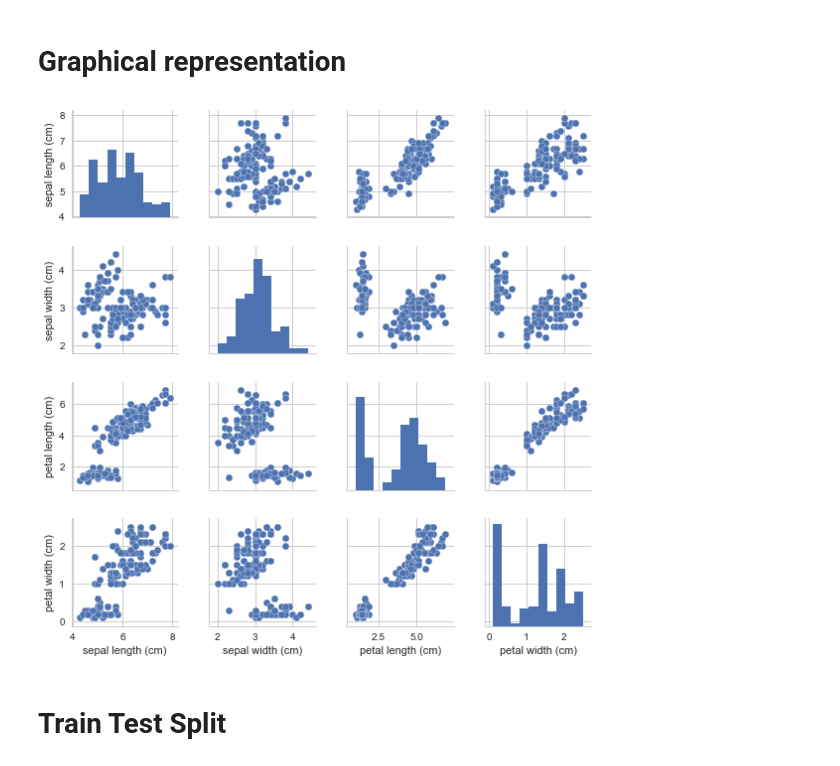
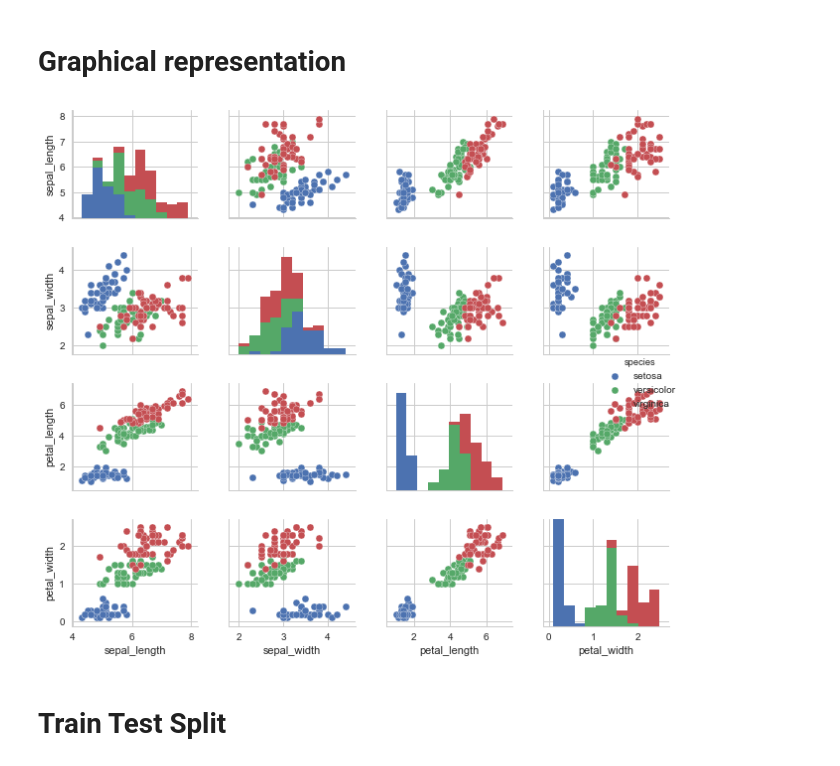
Before and after one commit to abhisngh/Naive_Bayes_Implement, a Jupyter notebook: Naive Bayes.ipynb, the cells around one changed output. Saved outputs shown, nothing was run; the diff lists cells and outputs as text; code cells hidden in the pictures.

```diff
--- a/Naive Bayes.ipynb
+++ b/Naive Bayes.ipynb
@@ -124,13 +124,14 @@ memory usage: 5.9 KB
 # %%
 scalar = StandardScaler()
 sns.set(style='whitegrid', context='notebook')
 features_plot = iris.feature_names
-
-sns.pairplot(iris_dataframe[features_plot], size=2.0);
+#Show different levels of a categorical variable by the color of plot elements
+iris_2 = sns.load_dataset("iris")
+sns.pairplot(iris_2, size=2.0,diag_kind='hist',hue="species");
 plt.tight_layout()
 plt.show()
 # %% [output]
-[figure, old version]
+[figure, new version]
 # %% [markdown]
 # Train Test Split
 # %%
```
